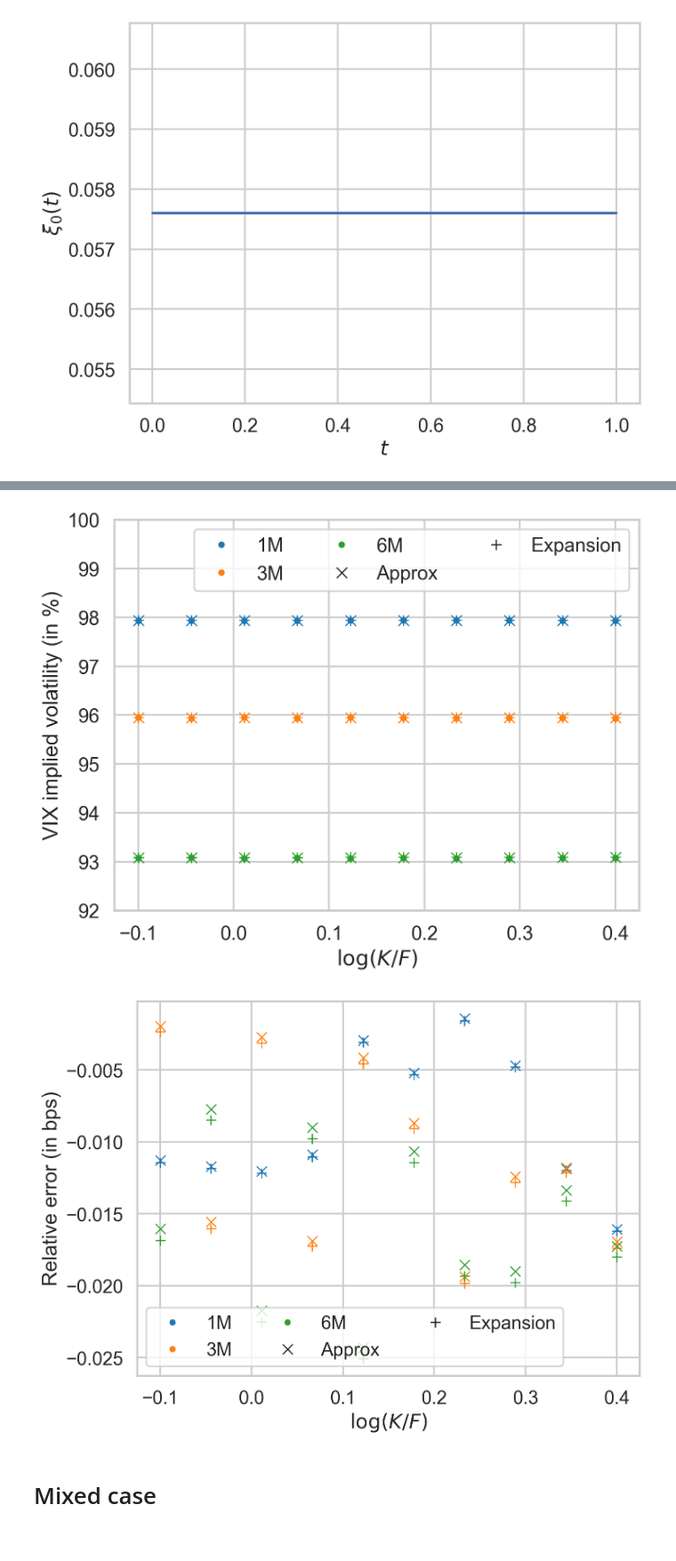
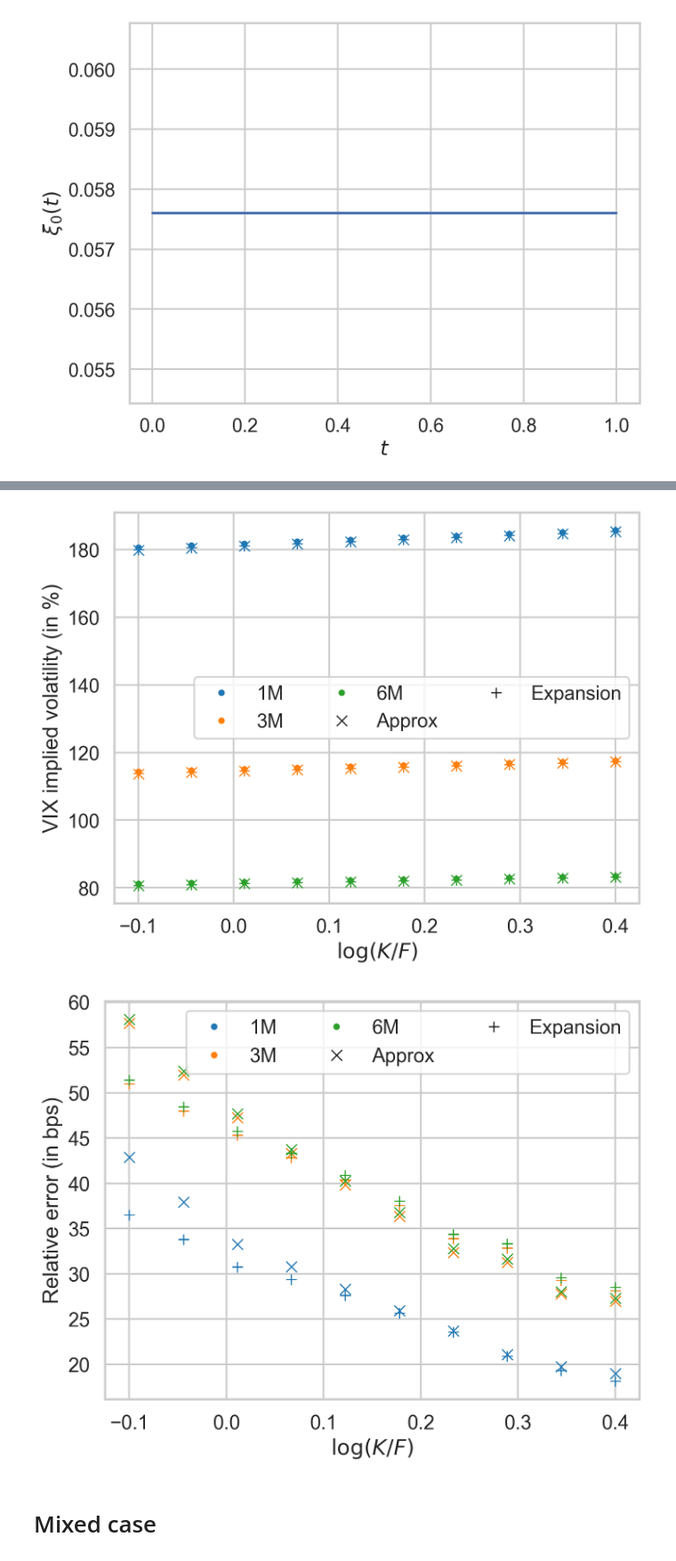
Before and after one commit to fbourgey/rough-bergomi, a Jupyter notebook: vix_weak_approx_bergomi.ipynb, the cells around one changed output, grey strips where cells are left out. Shown at 89% size. Drawn from its saved outputs; the diff is of its cells as text; code cells hidden in the pictures.

```diff
--- a/vix_weak_approx_bergomi.ipynb
+++ b/vix_weak_approx_bergomi.ipynb
@@ -34,14 +34,22 @@ mats = {
 ## VIX implied volatility
 # %%
 # model parameters
-params = {"w": 2.0, "k": 0.25}  # set 1
-# params = {"w": 8.0, "k": 10}  # set 2, from Guyon, "The VIX Future in Bergomi Models"
+
+set_name = "set_2"
+
+params = {
+    "set_1": {"w": 2.0, "k": 0.25},
+    "set_2": {
+        "w": 8.0,
+        "k": 10,
+    },  # set 2, from Guyon, "The VIX Future in Bergomi Models"
+}
 
 rho = -0.7
 xi0 = lambda u: np.ones_like(u) * 0.24**2
 # xi0 = lambda t: xi0_heston(t, shape="contango")
 
-onebergomi = OneFactorBergomi(rho=rho, xi0=xi0, params=params)
+onebergomi = OneFactorBergomi(rho=rho, xi0=xi0, params=params[set_name])
 # %%
 # plot xi0
 ts = np.linspace(1e-3, 1.0, 101)
@@ -86,44 +85,44 @@ impvol_vix_expansion = {
 # %%
 fig, ax = plt.subplots()
 for i, month in enumerate(mats.keys()):
-    ax.plot(ks, 100 * impvol_vix[month], ".", color=COLORS[i], label=f"{month}")
-    ax.plot(ks, 100 * impvol_vix_approx[month], "x", color=COLORS[i])
-    ax.plot(ks, 100 * impvol_vix_expansion[month], "+", color=COLORS[i])
+    ax.plot(ks, 1e2 * impvol_vix[month], ".", color=COLORS[i], label=f"{month}")
+    ax.plot(ks, 1e2 * impvol_vix_approx[month], "x", color=COLORS[i])
+    ax.plot(ks, 1e2 * impvol_vix_expansion[month], "+", color=COLORS[i])
 ax.plot([], [], "kx", label="Approx")
 ax.plot([], [], "k+", label="Expansion")
 ax.set_xlabel(r"$\log(K/F)$")
 ax.set_ylabel("VIX implied volatility (in %)")
 ax.legend(ncol=3)
-ax.set_ylim(92, 100)
-# fig.savefig("figures/vix_one_bergomi_set_1.pdf", bbox_inches="tight")
+# ax.set_ylim(92, 100)
+# fig.savefig(f"figures/vix_one_bergomi_{set_name}.pdf", bbox_inches="tight")
 plt.show()
 # %% [output]
-[figure, old version]
+[figure, new version]
 # %%
 # relative errors
 rel_error_approx = [
     relative_error(impvol_vix_approx[month], impvol_vix[month]) for month in mats
 ]
 rel_error_expansion = [
     relative_error(impvol_vix_expansion[month], impvol_vix[month]) for month in mats
 ]
 
 fig, ax = plt.subplots()
 for i, month in enumerate(mats.keys()):
-    ax.plot(ks, 100 * rel_error_approx[i], "x", color=COLORS[i])
-    ax.plot(ks, 100 * rel_error_expansion[i], "+", color=COLORS[i])
+    ax.plot(ks, 1e4 * rel_error_approx[i], "x", color=COLORS[i])
+    ax.plot(ks, 1e4 * rel_error_expansion[i], "+", color=COLORS[i])
     ax.plot([], [], ".", color=COLORS[i], label=f"{month}")
 ax.plot([], [], "kx", label="Approx")
 ax.plot([], [], "k+", label="Expansion")
 ax.set_xlabel(r"$\log(K/F)$")
 ax.set_ylabel("Relative error (in bps)")
 ax.legend(loc="best", ncol=3)
 # ax.set_ylim(-0.05, 0.05)
 # plt.ticklabel_format(axis="y", style="sci", scilimits=(0, 0))
-# fig.savefig("figures/vix_one_bergomi_error_set_1.pdf", bbox_inches="tight")
+fig.savefig(f"figures/vix_one_bergomi_error_{set_name}.pdf", bbox_inches="tight")
 plt.show()
 # %% [output]
-[figure, old version]
+[figure, new version]
 # %% [markdown]
 # Mixed case
 # %%
```
Also changed, not shown: parts of 7 cells of this notebook, 1 other file.
